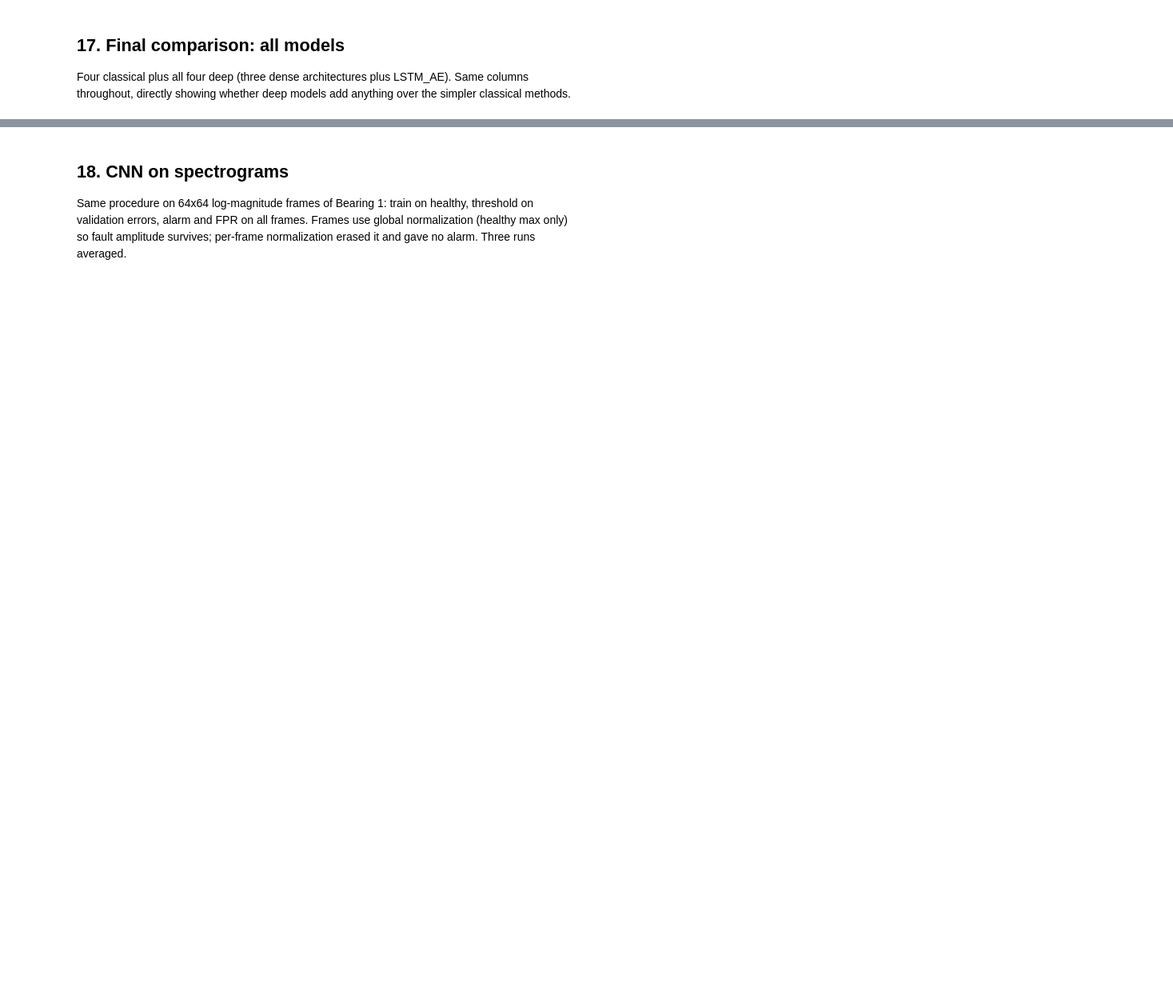
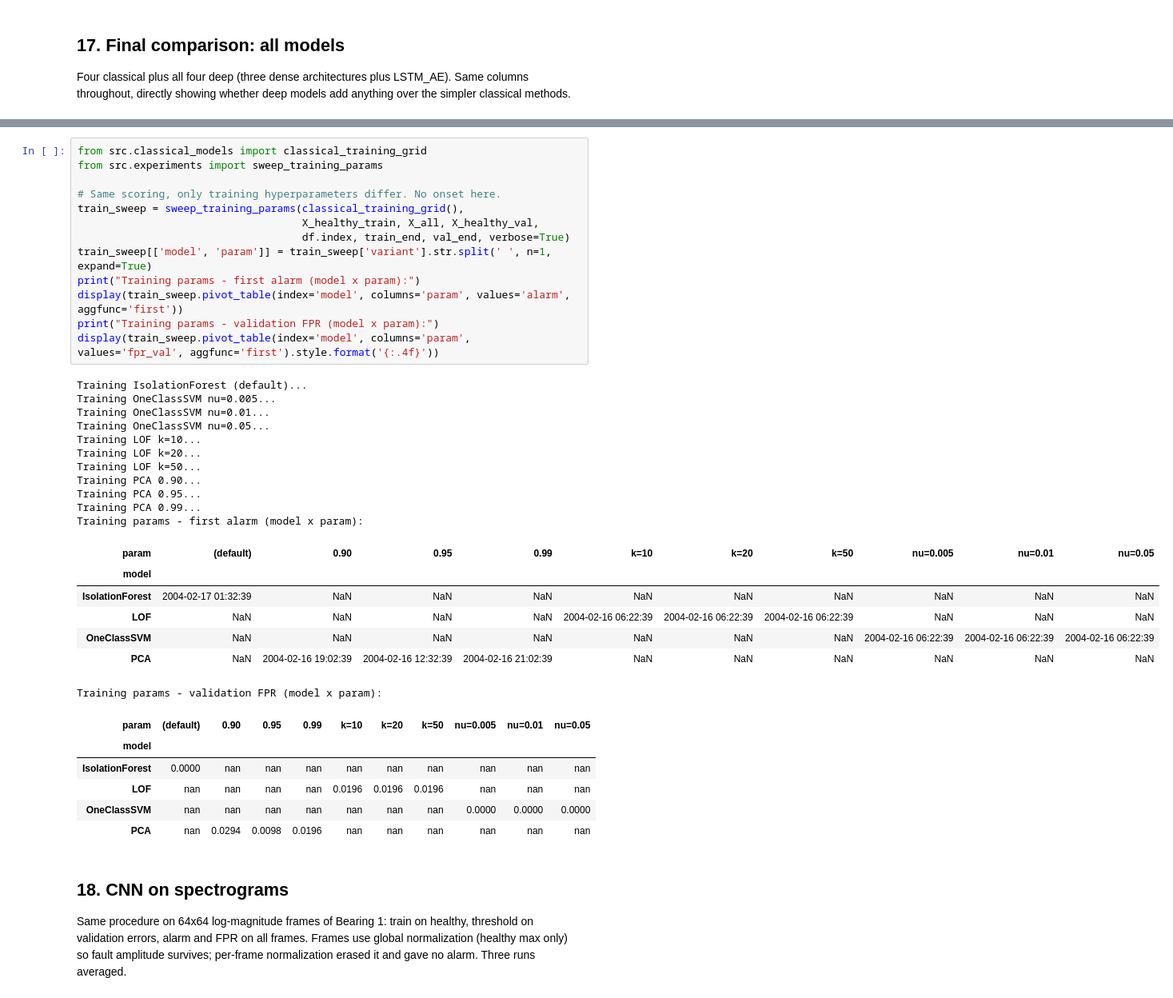
Before and after one commit to maidabiber/anomaly-detection-thesis, a Jupyter notebook: notebooks/analyze_2nd_test.ipynb, the cells around one changed output, grey strips where cells are left out. Shown at 80% size. Drawn from its saved outputs; the diff is of its cells as text; blank space fills up the shorter version.

```diff
--- a/notebooks/analyze_2nd_test.ipynb
+++ b/notebooks/analyze_2nd_test.ipynb
@@ -781,3 +909,41 @@ display(final_df.style.format({'threshold': '{:.5f}', 'fpr_train': '{:.4f}', 'fp
+# %%
+from src.classical_models import classical_training_grid
+from src.experiments import sweep_training_params
+
+# Same scoring, only training hyperparameters differ. No onset here.
+train_sweep = sweep_training_params(classical_training_grid(),
+                                    X_healthy_train, X_all, X_healthy_val,
+                                    df.index, train_end, val_end, verbose=True)
+train_sweep[['model', 'param']] = train_sweep['variant'].str.split(' ', n=1, expand=True)
+print("Training params - first alarm (model x param):")
+display(train_sweep.pivot_table(index='model', columns='param', values='alarm', aggfunc='first'))
+print("Training params - validation FPR (model x param):")
+display(train_sweep.pivot_table(index='model', columns='param', values='fpr_val', aggfunc='first').style.format('{:.4f}'))
+# %% [output]
+Training IsolationForest (default)...
+Training OneClassSVM nu=0.005...
+Training OneClassSVM nu=0.01...
+Training OneClassSVM nu=0.05...
+Training LOF k=10...
+Training LOF k=20...
+Training LOF k=50...
+Training PCA 0.90...
+Training PCA 0.95...
+Training PCA 0.99...
+Training params - first alarm (model x param):
+| param | (default) | 0.90 | 0.95 | 0.99 | k=10 | k=20 | k=50 | nu=0.005 | nu=0.01 | nu=0.05 |
+| model |  |  |  |  |  |  |  |  |  |  |
+| IsolationForest | 2004-02-17 01:32:39 | NaN | NaN | NaN | NaN | NaN | NaN | NaN | NaN | NaN |
+| LOF | NaN | NaN | NaN | NaN | 2004-02-16 06:22:39 | 2004-02-16 06:22:39 | 2004-02-16 06:22:39 | NaN | NaN | NaN |
+| OneClassSVM | NaN | NaN | NaN | NaN | NaN | NaN | NaN | 2004-02-16 06:22:39 | 2004-02-16 06:22:39 | 2004-02-16 06:22:39 |
+| PCA | NaN | 2004-02-16 19:02:39 | 2004-02-16 12:32:39 | 2004-02-16 21:02:39 | NaN | NaN | NaN | NaN | NaN | NaN |
+Training params - validation FPR (model x param):
+| param | (default) | 0.90 | 0.95 | 0.99 | k=10 | k=20 | k=50 | nu=0.005 | nu=0.01 | nu=0.05 |
+| model |  |  |  |  |  |  |  |  |  |  |
+| IsolationForest | 0.0000 | nan | nan | nan | nan | nan | nan | nan | nan | nan |
+| LOF | nan | nan | nan | nan | 0.0196 | 0.0196 | 0.0196 | nan | nan | nan |
+| OneClassSVM | nan | nan | nan | nan | nan | nan | nan | 0.0000 | 0.0000 | 0.0000 |
+| PCA | nan | 0.0294 | 0.0098 | 0.0196 | nan | nan | nan | nan | nan | nan |
 # %% [markdown]
 ## 18. CNN on spectrograms
 
```
Also changed, not shown: parts of 19 cells of this notebook, 5 other files.
